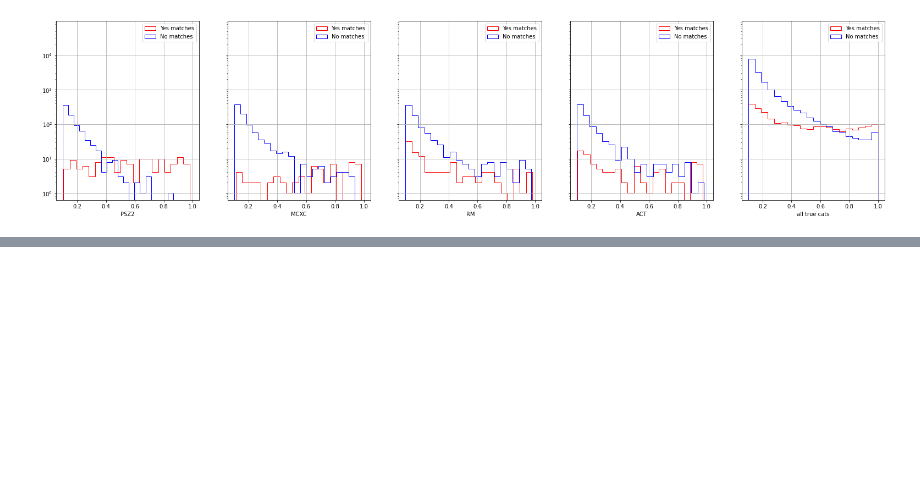
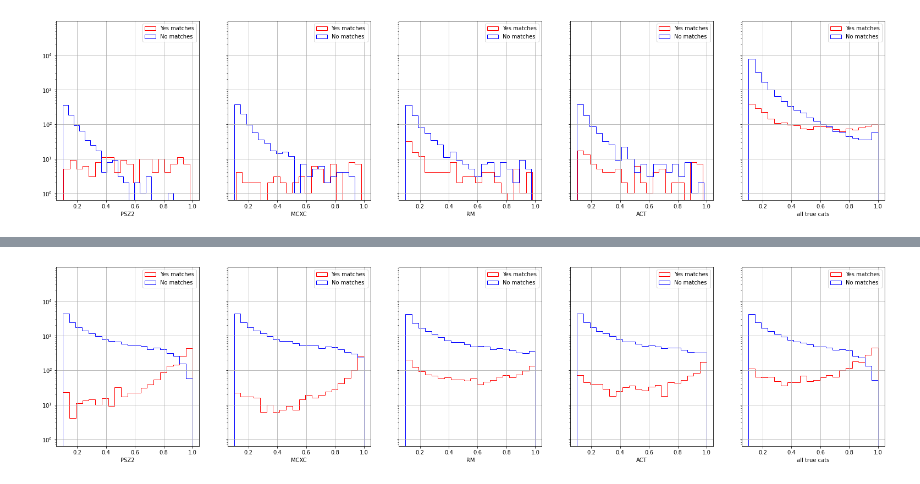
Before and after one commit to rt2122/data-segmentation-2, a Jupyter notebook: visualizations/p_max_bins_matches.ipynb, the cells around one changed output, grey strips where cells are left out. Drawn from its saved outputs; the diff is of its cells as text; code cells hidden in the pictures; blank space fills up the shorter version.

```diff
--- a/visualizations/p_max_bins_matches.ipynb
+++ b/visualizations/p_max_bins_matches.ipynb
@@ -93,0 +110,4 @@ prm_matches_bins('/home/rt2122/Data/detected_cats/full_pz_act14_thr0.1_step8.csv
+# %%
+prm_matches_bins('/home/rt2122/Data/detected_cats/full_pz_act_feb_rot_drop0.2_ep10_thr0.1_step8.csv', add_all_cats=True, cut_b=15)
+# %% [output]
+[figure, added]
```
Also changed, not shown: parts of 2 cells of this notebook.
